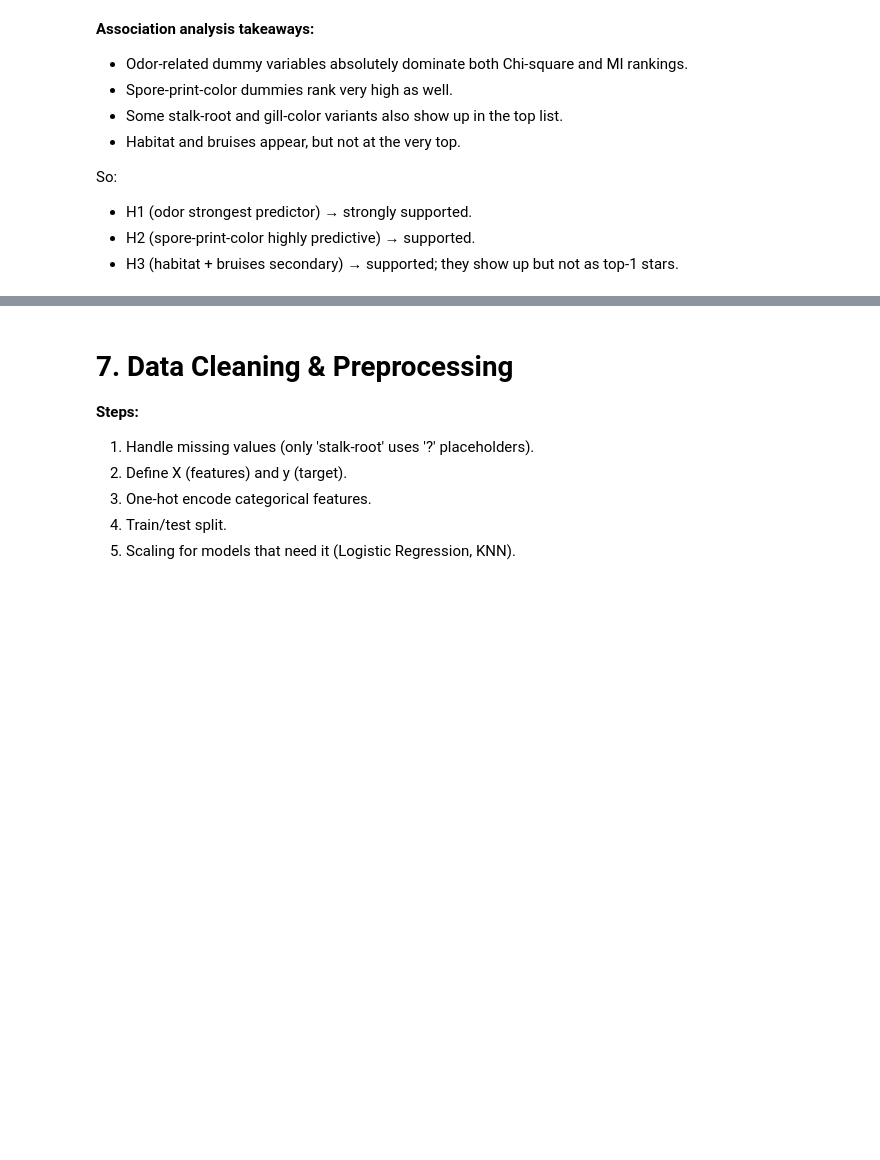
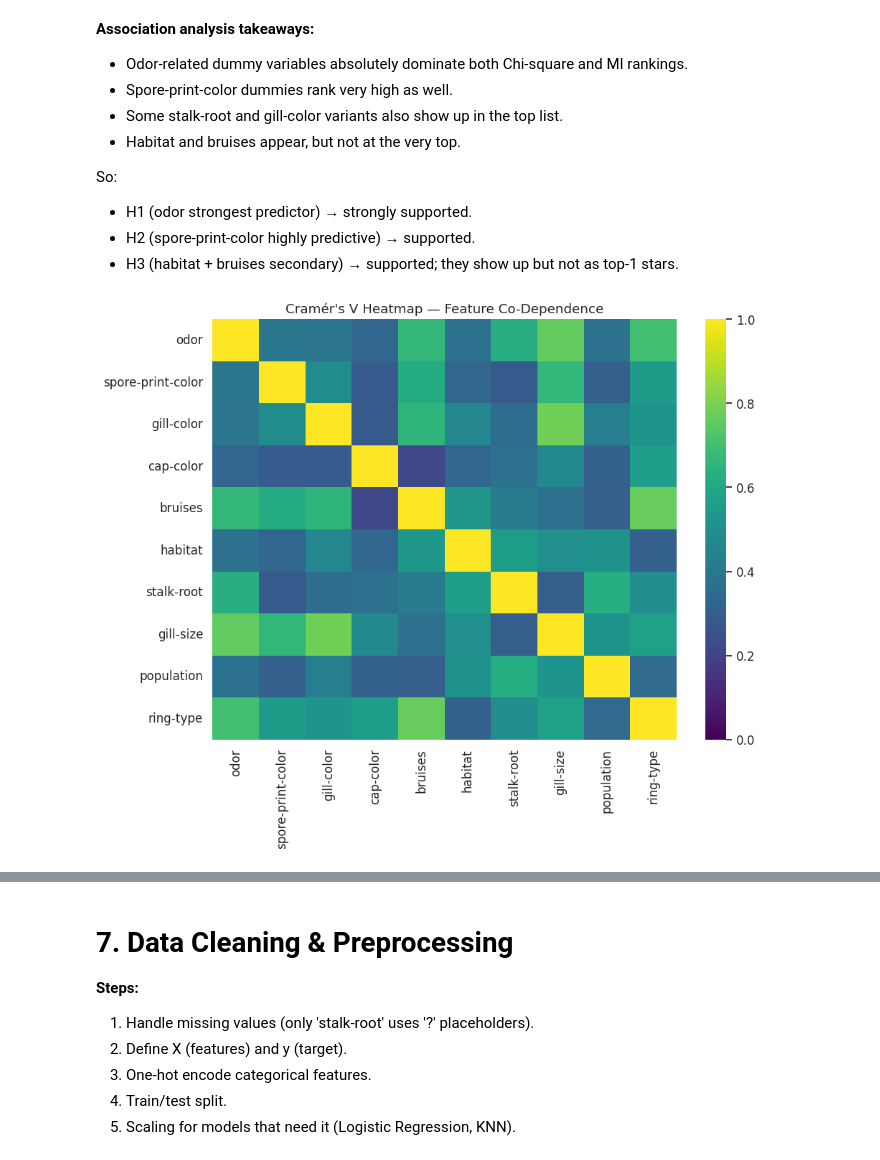
Before and after one commit to nolpen6/MushroomInsight_ML, a Jupyter notebook: notebooks/01_mushroom_classification.ipynb, the cells around one changed output, grey strips where cells are left out. Cells and saved outputs as stored; diff of their text form; code cells hidden in the pictures; blank space fills up the shorter version.

```diff
--- a/notebooks/01_mushroom_classification.ipynb
+++ b/notebooks/01_mushroom_classification.ipynb
@@ -411,0 +428,37 @@ So:
+# %%
+cat_cols = [
+    "odor",
+    "spore-print-color",
+    "gill-color",
+    "cap-color",
+    "bruises",
+    "habitat",
+    "stalk-root",
+    "gill-size",
+    "population",
+    "ring-type",
+]
+# %%
+# Compute Cramér's V matrix
+n_features = len(cat_cols)
+cramers_matrix = np.zeros((n_features, n_features))
+
+for i, col_i in enumerate(cat_cols):
+    for j, col_j in enumerate(cat_cols):
+        if i == j:
+            cramers_matrix[i, j] = 1.0
+        elif i < j:
+            table = pd.crosstab(df_clean[col_i], df_clean[col_j])
+            cv = cramers_v(table.values)
+            cramers_matrix[i, j] = cv
+            cramers_matrix[j, i] = cv
+
+cramers_df = pd.DataFrame(cramers_matrix, index=cat_cols, columns=cat_cols)
+# %%
+plt.figure(figsize=(10, 8))
+sns.heatmap(cramers_df, annot=False, cmap="viridis", vmin=0, vmax=1)
+plt.title("Cramér's V Heatmap — Feature Co-Dependence")
+plt.tight_layout()
+plt.show()
+# %% [output]
+[figure, added]
```
Also changed, not shown: parts of 5 cells of this notebook.
